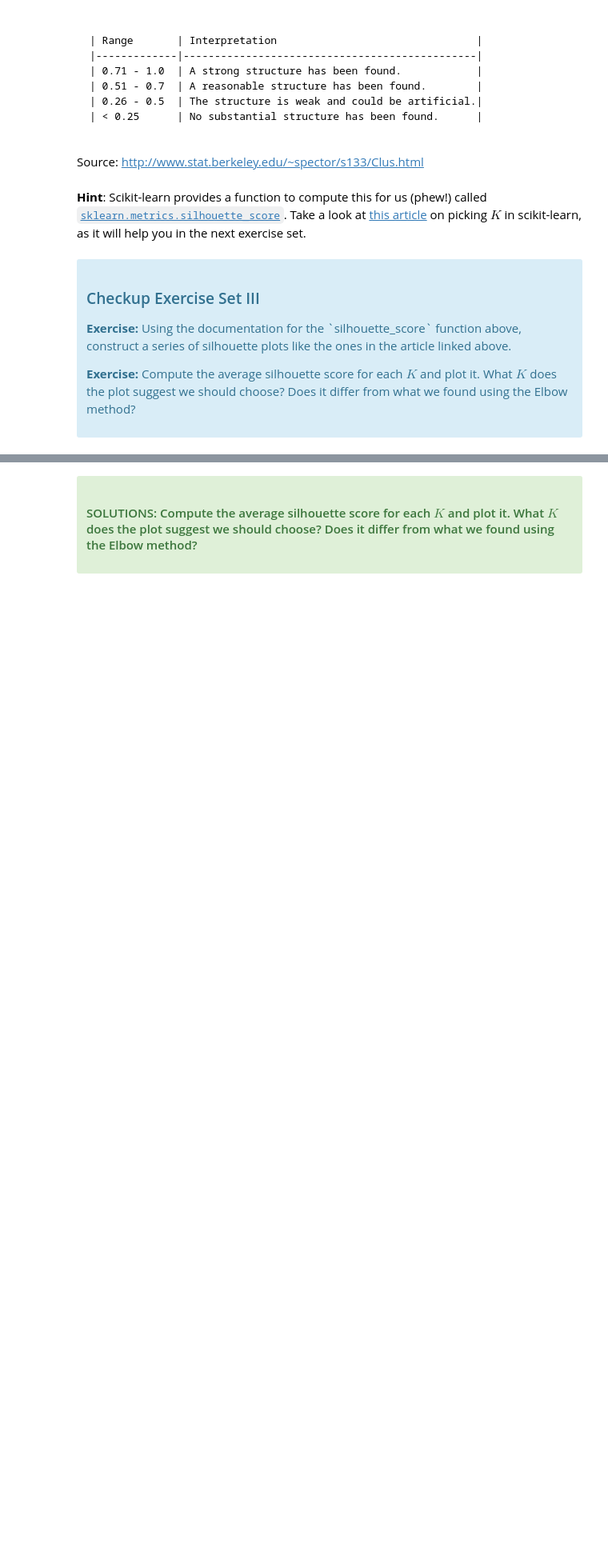
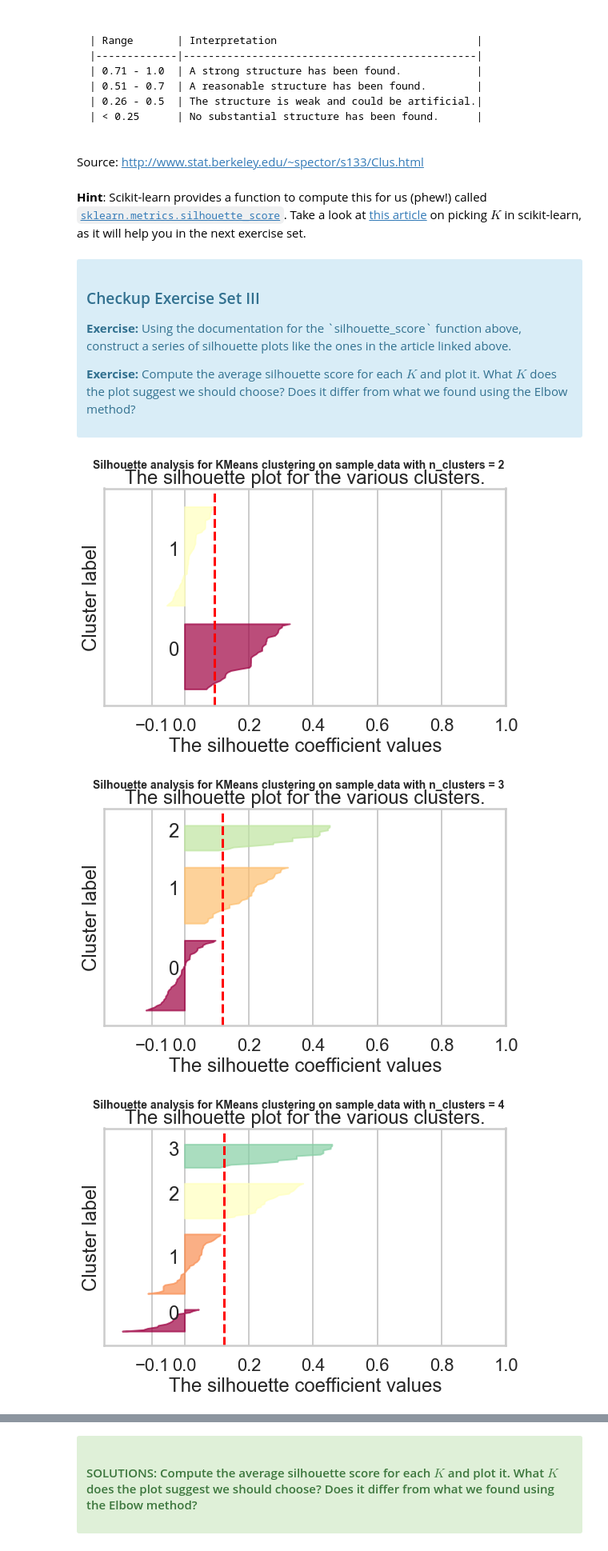
Before and after one commit to LannonTheCannon/springboard_backup, a Jupyter notebook: 15_Unsupervised_Learning/15.6_Principal_Component_Analysis/Clustering Case Study - Customer Segmentation with K-Means - Tier 1.ipynb, the cells around one changed output, grey strips where cells are left out. Shown: that part at 80% size. Cells and saved outputs as stored; diff of their text form; code cells hidden in the pictures; blank space fills up the shorter version.

Commit message:
Case Study - Customer Segmentation using Clustering: K-means Tier 3 Completed

```diff
--- a/15_Unsupervised_Learning/15.6_Principal_Component_Analysis/Clustering Case Study - Customer Segmentation with K-Means - Tier 1.ipynb
+++ b/15_Unsupervised_Learning/15.6_Principal_Component_Analysis/Clustering Case Study - Customer Segmentation with K-Means - Tier 1.ipynb
@@ -243,10 +243,10 @@ import sklearn.metrics
 import matplotlib.cm as cm
 
 # Make an empty list called avg_silhouette_scores
-_ _ _ = []
+avg_silhouette_scores = []
 
 # Iterate through Krange with variable K as before
-for _ _ _ in _ _ _:
+for K in Krange:
     fig, ax1 = plt.subplots(1, 1)
     fig.set_size_inches(9, 5)
 
@@ -254,67 +254,71 @@ for _ _ _ in _ _ _:
     # The silhouette coefficient can range from -1, 1 but in this example all
     # lie within [-0.1, 1]
     # Call set_xlim on ax1
-    _ _ _.set_xlim([-0.25, 1])
+    ax1.set_xlim([-0.25, 1])
     # The (n_clusters+1)*10 is for inserting blank space between silhouette
     # plots of individual clusters, to demarcate them clearly.
     ax1.set_ylim([0, len(X) + (K + 1) * 10])
 
     # Initialize the clusterer with n_clusters value and a random generator
     # seed of 10 for reproducibility.
-    _ _ _ = sklearn.cluster.KMeans(n_clusters=K, random_state=10)
+    clusterer = sklearn.cluster.KMeans(n_clusters=K, random_state=10)
     cluster_labels = clusterer.fit_predict(X)
 
     # The silhouette_score gives the average value for all the samples.
     # This gives a perspective into the density and separation of the formed
     # clusters
     # Make a variable called silhouette_avg. Set the parameters to silhouette_score to X, and cluster_labels
-    _ _ _  = sklearn.metrics.silhouette_score(_ _ _, _ _ _)
+    silhouette_avg  = sklearn.metrics.silhouette_score(X, cluster_labels)
     avg_silhouette_scores.append(silhouette_avg)
 
     # Compute the silhouette scores for each sample
     # Call sklearn.metrics.silhouette_samples with the below parameters
-    sample_silhouette_values = _ _ _._ _ _._ _ _(X, cluster_labels)
+    sample_silhouette_values = sklearn.metrics.silhouette_samples(X, cluster_labels)
 
     y_lower = 10
     for i in range(K):
         # Aggregate the silhouette scores for samples belonging to
         # cluster i, and sort them
         # Make a variable called ith_cluster_silhouette_values
-        _ _ _ = \
+        ith_cluster_silhouette_values = \
             sample_silhouette_values[cluster_labels == i]
 
         # Call sort() on this variable
-        ith_cluster_silhouette_values._ _ _
+        ith_cluster_silhouette_values.sort()
 
         # Call shape[0] on ith_cluster_silhouette_values
-        size_cluster_i = ith_cluster_silhouette_values._ _ _
+        size_cluster_i = ith_cluster_silhouette_values.shape[0]
         y_upper = y_lower + size_cluster_i
 
         cmap = cm.get_cmap("Spectral")
         color = cmap(float(i) / K)
         ax1.fill_betweenx(np.arange(y_lower, y_upper),
                           0, ith_cluster_silhouette_values,
                           facecolor=color, edgecolor=color, alpha=0.7)
 
         # Label the silhouette plots with their cluster numbers at the middle
         # This requires calling text() on ax1
-        _ _ _.text(-0.05, y_lower + 0.5 * size_cluster_i, str(i))
+        ax1.text(-0.05, y_lower + 0.5 * size_cluster_i, str(i))
 
         # Compute the new y_lower for next plot
         y_lower = y_upper + 10  # 10 for the 0 samples
 
     # Setting title, xlabel and ylabel
-    ax1._ _ _("The silhouette plot for the various clusters.")
-    ax1._ _ _("The silhouette coefficient values")
-    _ _ _._ _ _("Cluster label")
+    ax1.set_title("The silhouette plot for the various clusters.")
+    ax1.set_xlabel("The silhouette coefficient values")
+    ax1.set_ylabel("Cluster label")
 
     # The vertical line for average silhouette score of all the values
     # This requires axvline()
-    ax1._ _ _(x=silhouette_avg, color="red", linestyle="--")
+    ax1.axvline(x=silhouette_avg, color="red", linestyle="--")
 
     ax1.set_yticks([])  # Clear the yaxis labels / ticks
     ax1.set_xticks([-0.1, 0, 0.2, 0.4, 0.6, 0.8, 1])
 
     plt.suptitle(("Silhouette analysis for KMeans clustering on sample data "
                   "with n_clusters = %d" % K),
                  fontsize=14, fontweight='bold')
+# %% [output]
+[figure, added]
+[figure, added]
+[figure, added]
```
Also changed, not shown: parts of 12 cells of this notebook, 1 other file.
